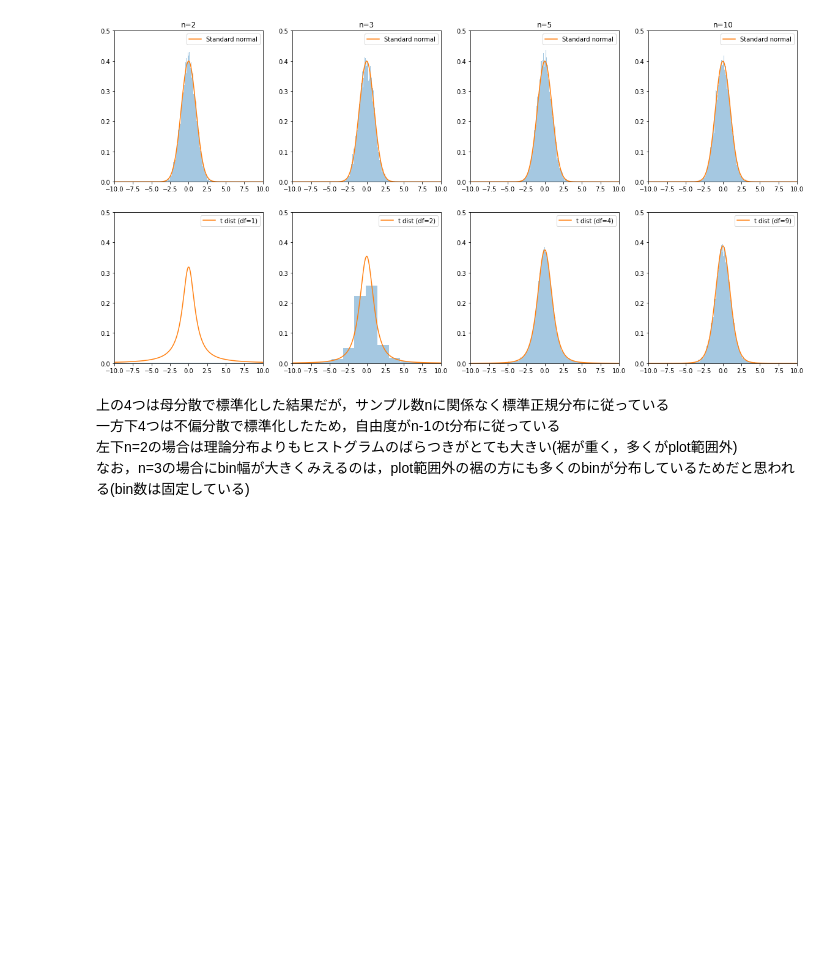
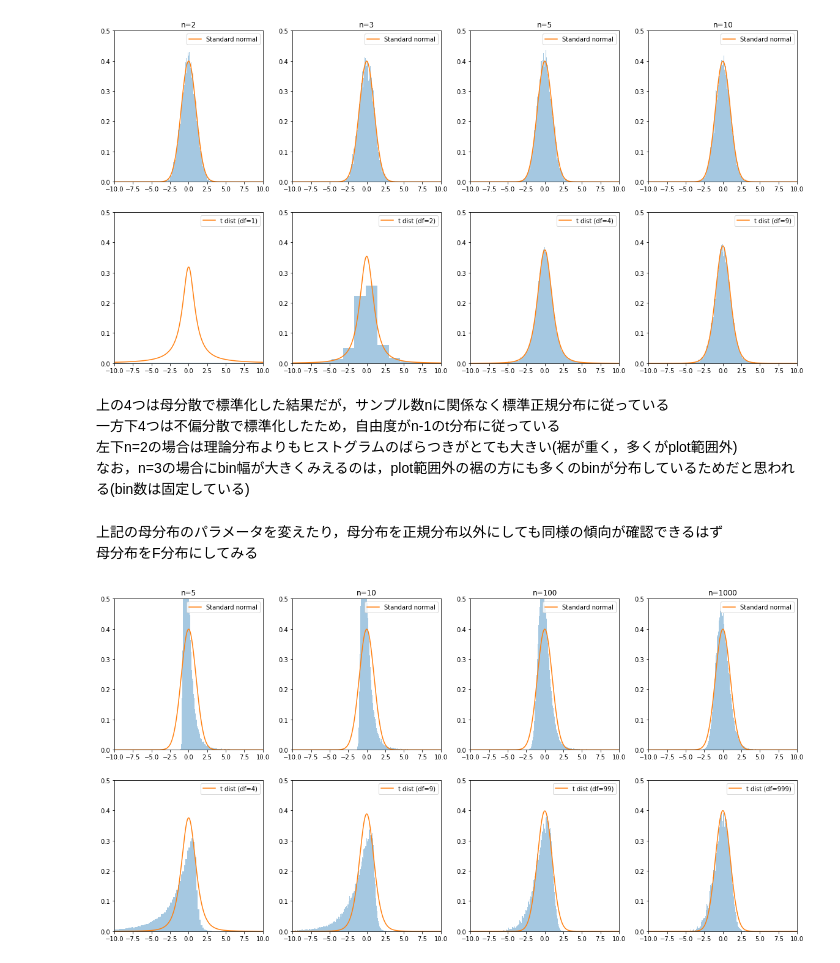
Before and after one commit to keitasuzu/stats2020, a Jupyter notebook: bioscience/distributions.ipynb, the cells around one changed output. Saved outputs shown, nothing was run; the diff lists cells and outputs as text; code cells hidden in the pictures; blank space fills up the shorter version.

Commit message:
add distribution

```diff
--- a/bioscience/distributions.ipynb
+++ b/bioscience/distributions.ipynb
@@ -97,15 +97,16 @@ t = (サンプル平均-mu) / sqrt(u/n)
 として標準化を行うと，tが従う分布は自由度n-1のt分布(mu=0,std=1)になる．これを確認する．
 # %%
 N = 100000 # repeat n samples N times
-# Define params of population distribution
-mu, std = 0, 1
+# Define population distribution
+mu, std = 0, 5
+frozen_population = stats.norm(loc=mu, scale=std)
 
 ns = (2,3,5,10)
 fig, axs = plt.subplots(nrows=2, ncols=len(ns), figsize=(len(ns)*5,10))
 
 for i,(n) in enumerate(ns):
-    # Pick n samples (*Ntimes) from normal dist
-    samples = stats.norm.rvs(loc=mu, scale=std, size=(n,N))
+    # Pick n samples (*Ntimes) from population dist
+    samples = frozen_population.rvs(size=(n,N))
     # Calc mean and unbiased std of n samples (*Ntimes)
     mu_samples = samples.mean(axis=0)
     std_samples = samples.std(axis=0, ddof=1) # unbiased std
@@ -138,3 +139,47 @@ for i,(n) in enumerate(ns):
 一方下4つは不偏分散で標準化したため，自由度がn-1のt分布に従っている
 左下n=2の場合は理論分布よりもヒストグラムのばらつきがとても大きい(裾が重く，多くがplot範囲外)
 なお，n=3の場合にbin幅が大きくみえるのは，plot範囲外の裾の方にも多くのbinが分布しているためだと思われる(bin数は固定している)
+# %% [markdown]
+上記の母分布のパラメータを変えたり，母分布を正規分布以外にしても同様の傾向が確認できるはず
+母分布をF分布にしてみる
+# %%
+N = 100000 # repeat n samples N times
+# Define population distribution
+frozen_population = stats.f(3, 5)
+# Extract moments
+mu, var = frozen_population.stats(moments='mv')
+std = np.sqrt(var)
+
+ns = (5,10,100,1000)
+fig, axs = plt.subplots(nrows=2, ncols=len(ns), figsize=(len(ns)*5,10))
+
+for i,(n) in enumerate(ns):
+    # Pick n samples (*Ntimes) from population dist
+    samples = frozen_population.rvs(size=(n,N))
+    # Calc mean and unbiased std of n samples (*Ntimes)
+    mu_samples = samples.mean(axis=0)
+    std_samples = samples.std(axis=0, ddof=1) # unbiased std
+    # Standardize using true std (results belong to standard normal)
+    z = (mu_samples-mu) / (std/np.sqrt(n))
+    # Standardize using unbiased std calculated from samples (results belong to t with df=n-1)
+    t = (mu_samples-mu) / (std_samples/np.sqrt(n))
+
+    # Theoretical distributions
+    X = np.linspace(-10, 10, 1000)
+    Yn = stats.norm.pdf(X) # standard normal
+    Yt = stats.t.pdf(X, df=n-1) # standard t (df=n-1)
+
+    # Display histgram of z and t with theoretical distribution
+    sns.distplot(z, bins=1000, norm_hist=True, kde=False, rug=False, ax=axs[0,i]).set(title='n='+str(n))
+    lm=sns.lineplot(X,Yn, label='Standard normal', ax=axs[0,i])
+    axes = lm.axes # get axes of a subplot
+    axes.set_xlim(-10,10)
+    axes.set_ylim(0,0.5)
+
+    sns.distplot(t, bins=1000, norm_hist=True, kde=False, rug=False, ax=axs[1,i])
+    lm=sns.lineplot(X,Yt, label='t dist (df='+str(n-1)+')', ax=axs[1,i])
+    axes = lm.axes # get axes of a subplot
+    axes.set_xlim(-10,10)
+    axes.set_ylim(0,0.5)
+# %% [output]
+[figure, added]
```
Also changed, not shown: parts of 5 cells of this notebook, 1 other file.
